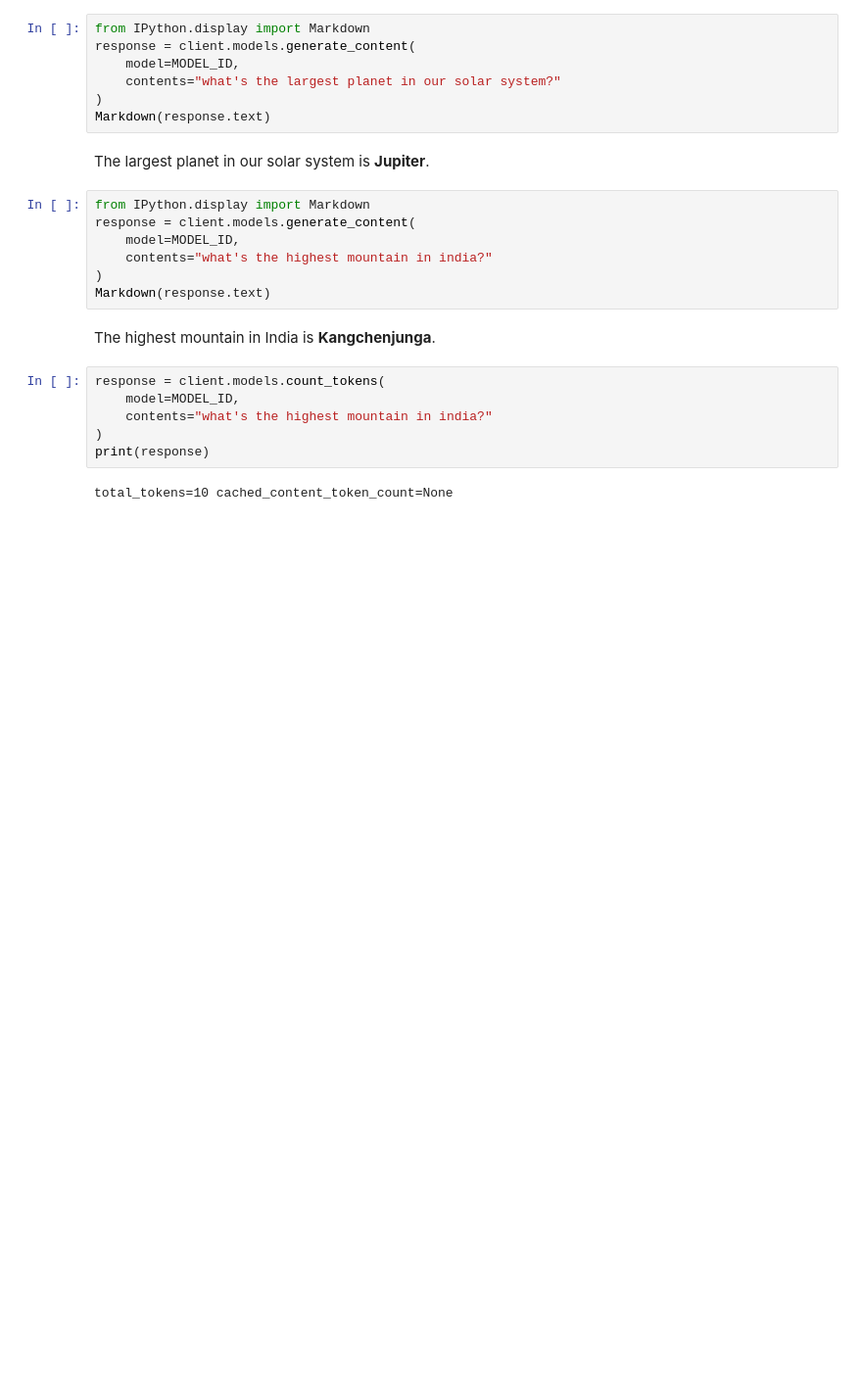
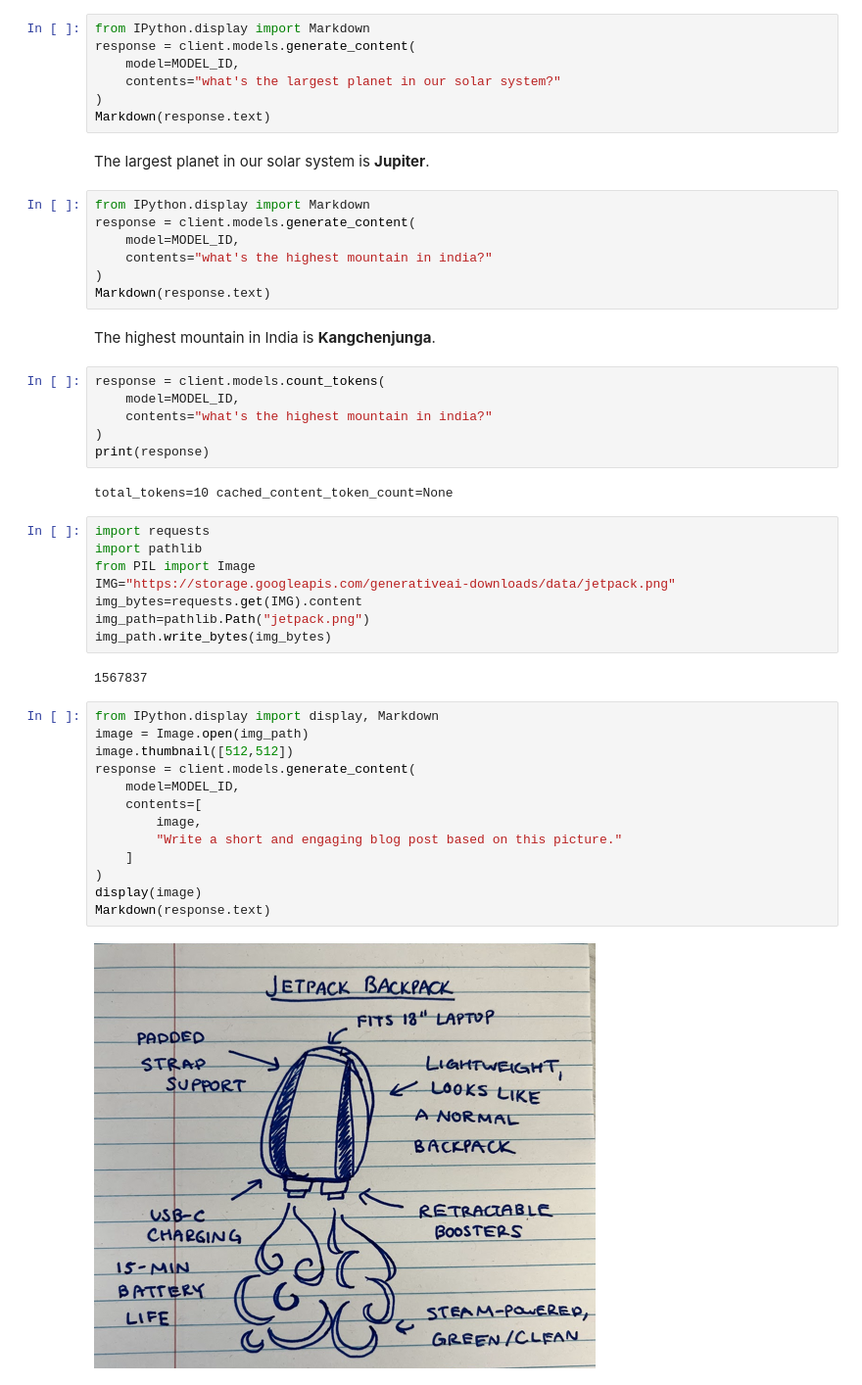
Before and after one commit to preethi2076/Python_list, a Jupyter notebook: AD20.ipynb, the cells around one changed output. Shown: that part at 98% size. Drawn from its saved outputs; the diff is of its cells as text; blank space fills up the shorter version.

```diff
--- a/AD20.ipynb
+++ b/AD20.ipynb
@@ -82,3 +82,28 @@ response = client.models.count_tokens(
 print(response)
 # %% [output]
 total_tokens=10 cached_content_token_count=None
+# %%
+import requests
+import pathlib
+from PIL import Image
+IMG="https://storage.googleapis.com/generativeai-downloads/data/jetpack.png"
+img_bytes=requests.get(IMG).content
+img_path=pathlib.Path("jetpack.png")
+img_path.write_bytes(img_bytes)
+# %% [output]
+1567837
+# %%
+from IPython.display import display, Markdown
+image = Image.open(img_path)
+image.thumbnail([512,512])
+response = client.models.generate_content(
+    model=MODEL_ID,
+    contents=[
+        image,
+        "Write a short and engaging blog post based on this picture."
+    ]
+)
+display(image)
+Markdown(response.text)
+# %% [output]
+[figure, added]
```
Also changed, not shown: parts of 8 cells of this notebook.
